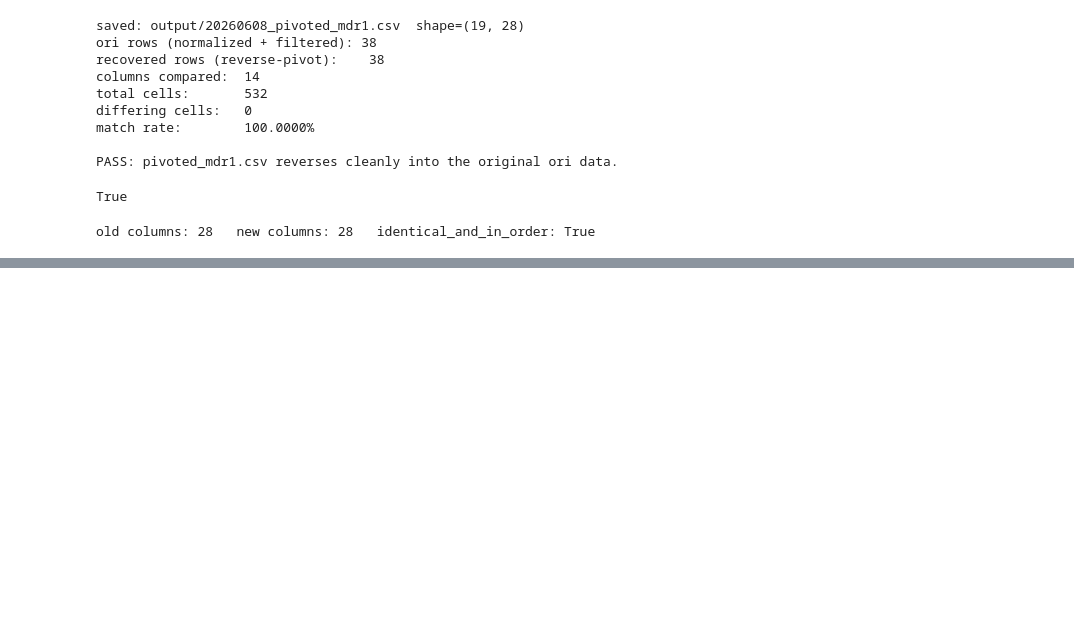
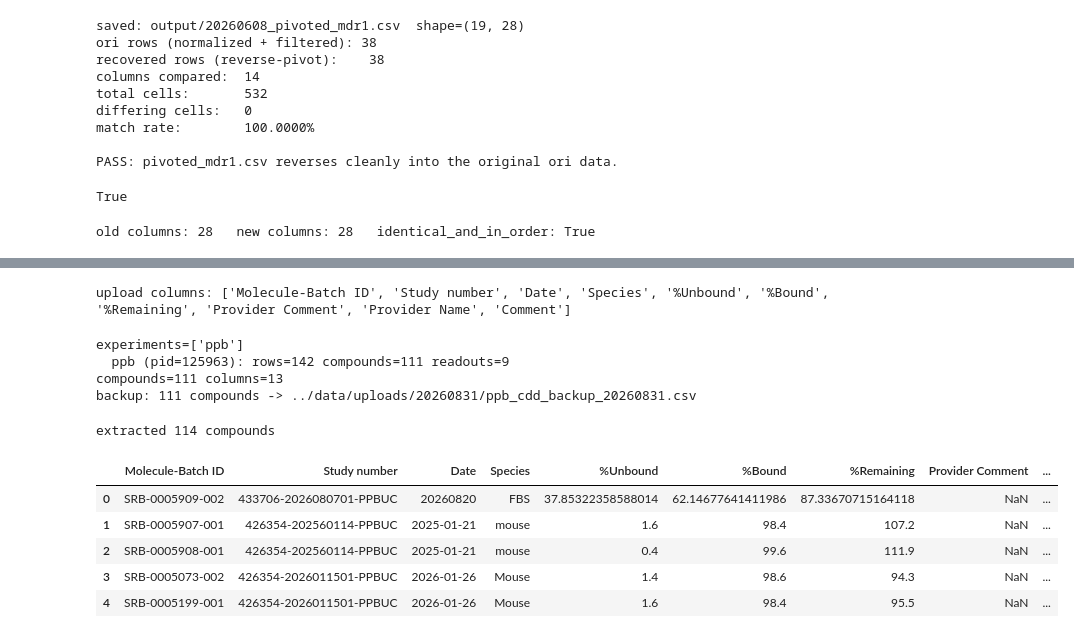
Before and after one commit to gtamo39/CDD_Vault_API, a Jupyter notebook: vignettes/convert_dataset.ipynb, the cells around one changed output, grey strips where cells are left out. Saved outputs shown, nothing was run; the diff lists cells and outputs as text; code cells hidden in the pictures; blank space fills up the shorter version.

Commit message:
latest updates for CDD vault automatic upload

```diff
--- a/vignettes/convert_dataset.ipynb
+++ b/vignettes/convert_dataset.ipynb
@@ -299,0 +319,69 @@ validate_pivoted_output(new_target)
+# %%
+import sys
+sys.path.insert(0, '../python')
+import re
+from datetime import date
+from pathlib import Path
+import pandas as pd
+import yaml
+from get_library import make_session, load_token
+from get_protocol_data import get_data, protocol_rows, run_dates
+from check_cdd_commit import cell_value, fetch_batch_identifiers
+
+VAULT, PID = 7108, 125963                        # Plasma protein binding (UC)
+CONFIG = yaml.safe_load(open('../config/config.yaml'))
+READOUTS = CONFIG['protocols'][PID]['readouts']  # {upload column: readout id}
+UPLOAD_COLS = ['Molecule-Batch ID', *READOUTS]   # identifier + readouts, in order
+OUT_DIR = Path('../data/uploads/20260831'); OUT_DIR.mkdir(parents=True, exist_ok=True)
+session = make_session(load_token('~/.cdd_token'))
+print('upload columns:', UPLOAD_COLS)
+# %% [output]
+upload columns: ['Molecule-Batch ID', 'Study number', 'Date', 'Species', '%Unbound', '%Bound', '%Remaining', 'Provider Comment', 'Provider Name', 'Comment']
+# %%
+# Step 1 -- backup the current CDD PPB data (documented extractor; includes SMILES)
+df_backup = get_data(experiments=['ppb'], vault=VAULT, token_file='~/.cdd_token',
+                     config_path='../config/config.yaml')
+backup_path = OUT_DIR / f'ppb_cdd_backup_{date.today():%Y%m%d}.csv'
+df_backup.to_csv(backup_path, index=False)
+print(f'backup: {len(df_backup)} compounds -> {backup_path}')
+# %% [output]
+experiments=['ppb']
+  ppb (pid=125963): rows=142 compounds=111 readouts=9
+compounds=111 columns=13
+backup: 111 compounds -> ../data/uploads/20260831/ppb_cdd_backup_20260831.csv
+# %%
+# Step 2 -- latest run per compound-batch, in the upload column layout
+rows = protocol_rows(session, VAULT, PID)
+rdates = run_dates(session, VAULT, PID)
+mbid_of = fetch_batch_identifiers(
+    session, VAULT, {r['batch'] for r in rows if r.get('batch') is not None})
+
+best = {}
+for r in rows:
+    mbid = mbid_of.get(r.get('batch'))
+    if not mbid:
+        continue
+    key = (rdates.get(r.get('run'), ''), r.get('run') or 0)   # latest run_date, tie-break run id
+    if mbid not in best or key > best[mbid][0]:
+        best[mbid] = (key, r)
+
+records = []
+for mbid, (_, r) in best.items():
+    ro = r.get('readouts') or {}
+    rec = {'Molecule-Batch ID': mbid}
+    for col, rid in READOUTS.items():
+        rec[col] = cell_value(ro.get(str(rid), ro.get(rid)))
+    records.append(rec)
+
+df_up = pd.DataFrame(records, columns=UPLOAD_COLS)
+df_up.to_csv(OUT_DIR / f'ppb_upload_raw_{date.today():%Y%m%d}.csv', index=False)  # pre-correction snapshot
+print(f'extracted {len(df_up)} compounds')
+df_up.head()
+# %% [output]
+extracted 114 compounds
+|  | Molecule-Batch ID | Study number | Date | Species | %Unbound | %Bound | %Remaining | Provider Comment | ... |
+| 0 | SRB-0005909-002 | 433706-2026080701-PPBUC | 20260820 | FBS | 37.85322358588014 | 62.14677641411986 | 87.33670715164118 | NaN | ... |
+| 1 | SRB-0005907-001 | 426354-202560114-PPBUC | 2025-01-21 | mouse | 1.6 | 98.4 | 107.2 | NaN | ... |
+| 2 | SRB-0005908-001 | 426354-202560114-PPBUC | 2025-01-21 | mouse | 0.4 | 99.6 | 111.9 | NaN | ... |
+| 3 | SRB-0005073-002 | 426354-2026011501-PPBUC | 2026-01-26 | Mouse | 1.4 | 98.6 | 94.3 | NaN | ... |
+| 4 | SRB-0005199-001 | 426354-2026011501-PPBUC | 2026-01-26 | Mouse | 1.6 | 98.4 | 95.5 | NaN | ... |
```
Also changed, not shown: parts of 5 cells of this notebook, 7 other files.
